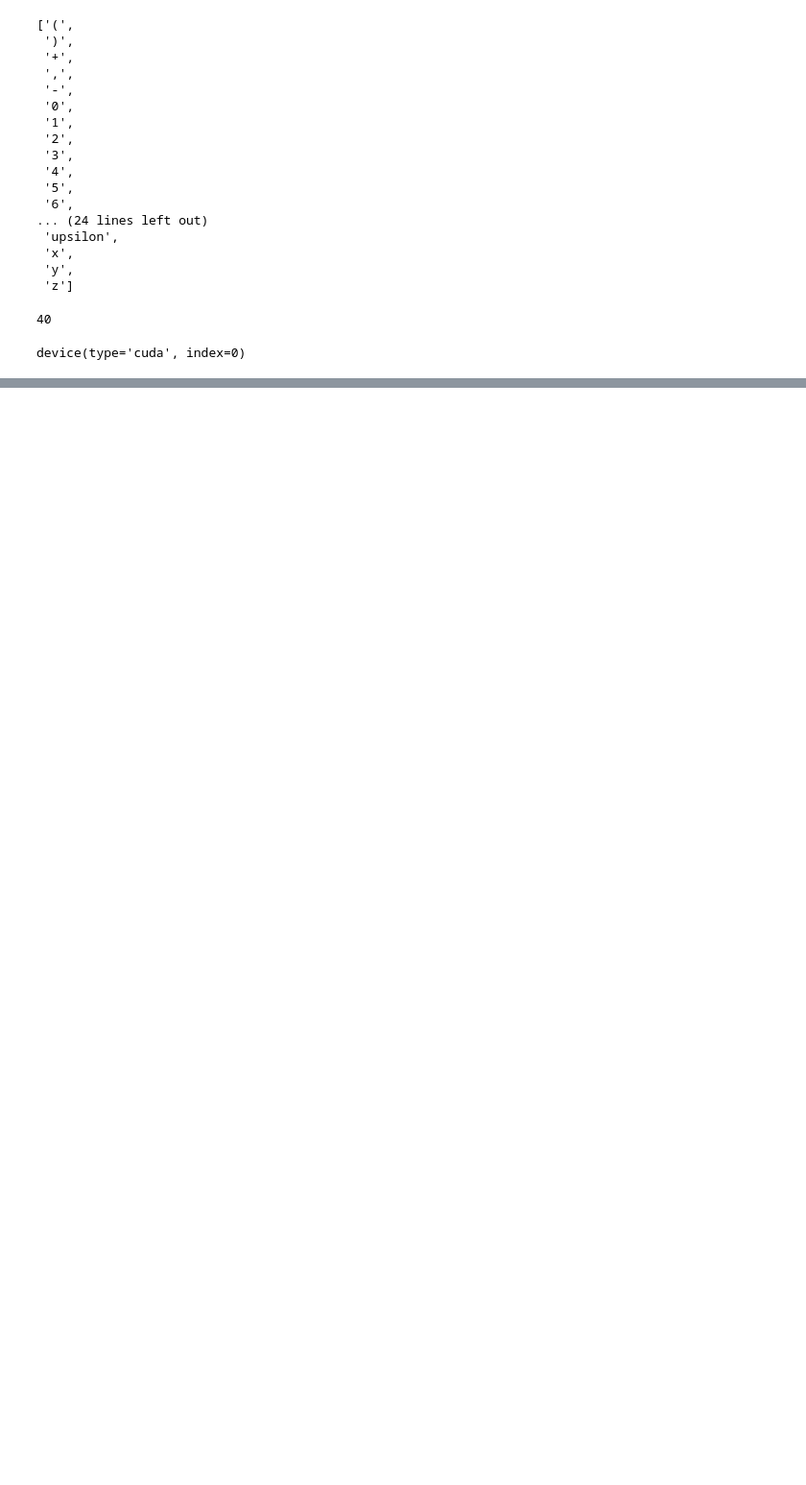
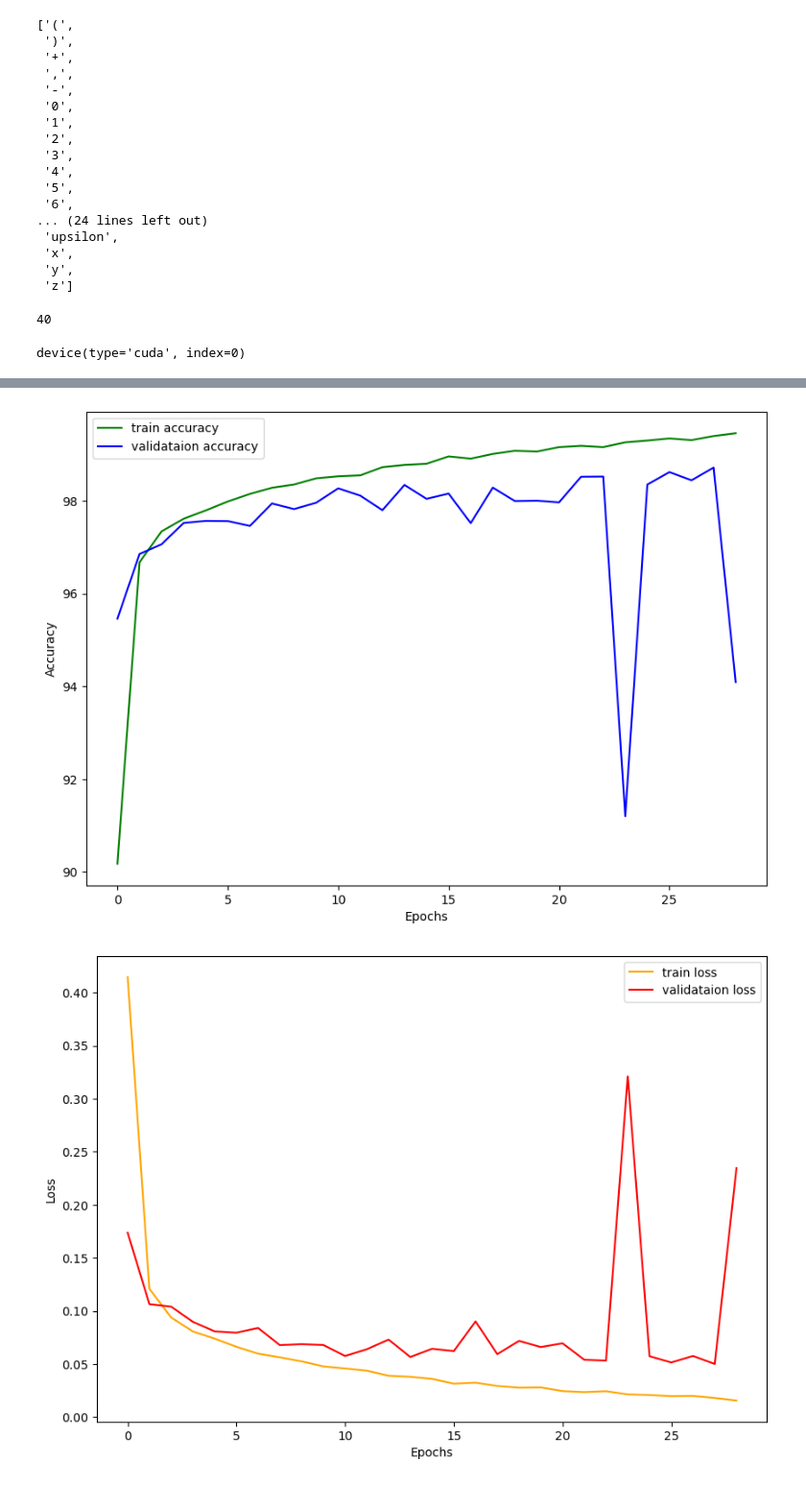
Before and after one commit to sawwere/Math_recognition, a Jupyter notebook: trainMathNet.ipynb, the cells around one changed output, grey strips where cells are left out. Shown: that part at 96% size. Drawn from its saved outputs; the diff is of its cells as text; code cells hidden in the pictures; blank space fills up the shorter version.

```diff
--- a/trainMathNet.ipynb
+++ b/trainMathNet.ipynb
@@ -325,3 +340,8 @@ Validation
+# %%
+save_plots(train_acc, valid_acc, train_loss, valid_loss)
+# %% [output]
+[figure, added]
+[figure, added]
 # %%
 import cv2
 from PIL import Image, ImageOps
```
Also changed, not shown: parts of 14 cells of this notebook, 1 other file.
